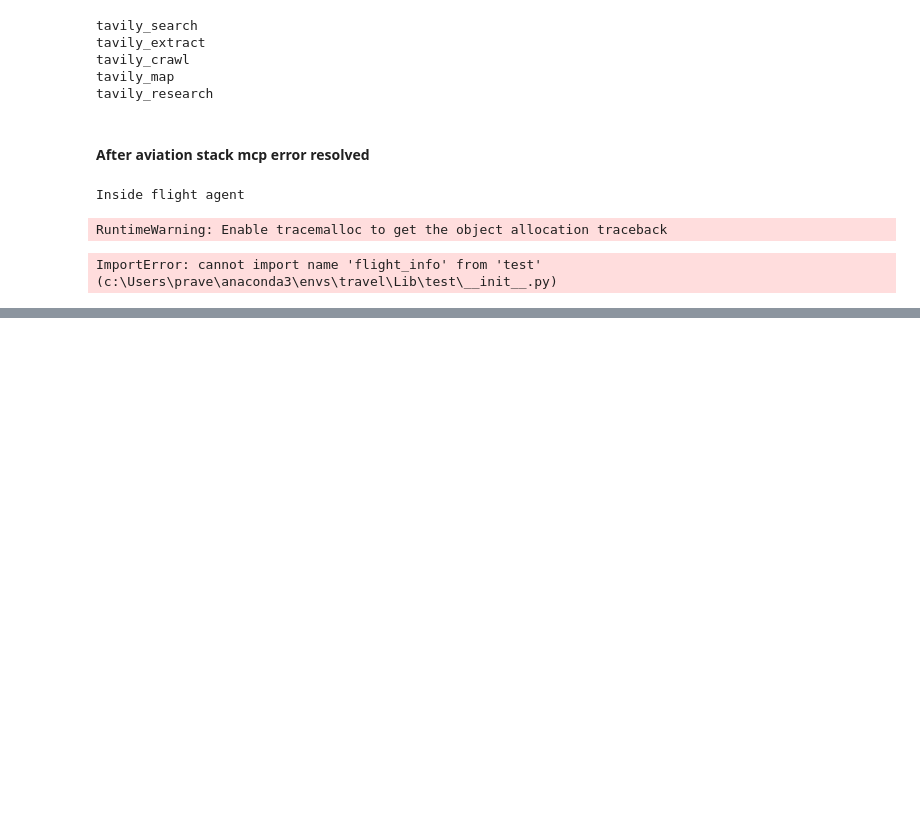
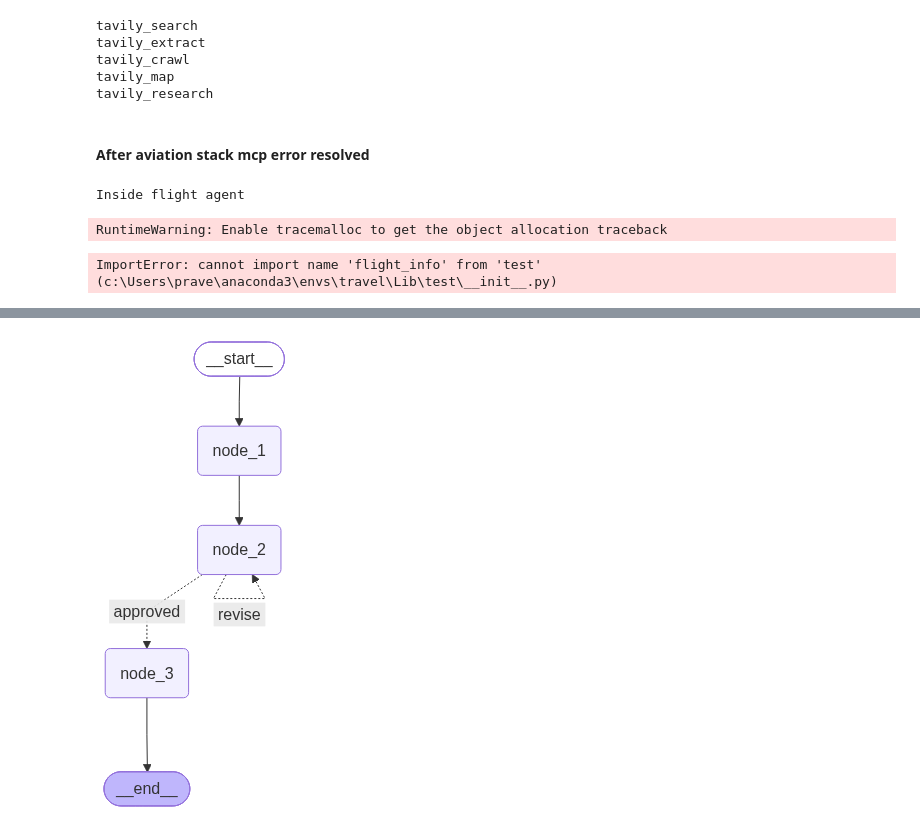
Before and after one commit to pravin-nawghare/Multi-Agent-Orchestration-using-A2A, a Jupyter notebook: test.ipynb, the cells around one changed output, grey strips where cells are left out. Drawn from its saved outputs; the diff is of its cells as text; code cells hidden in the pictures; blank space fills up the shorter version.

```diff
--- a/test.ipynb
+++ b/test.ipynb
@@ -1065,0 +1079,7 @@ ImportError: cannot import name 'flight_info' from 'test' (c:\Users\prave\anacon
+# %%
+prompt = "From the city location you have to find the latitude and longitude of the city"
+# %%
+result = llm.invoke([
+    SystemMessage(content=prompt),
+    HumanMessage(content="Mumbai")
+])
@@ -1065,0 +1127,10 @@ ImportError: cannot import name 'flight_info' from 'test' (c:\Users\prave\anacon
+# %%
+class DemoState(TypedDict):
+    messages: Annotated[List[AnyMessage], operator.add]
+    feedback: str
+    revisions: int
+    max_iter: int
+    approve: Literal["approved", "revise"]
+    post: str
+
+    post_history: Annotated[List[str], operator.add]
@@ -1065,0 +1267,29 @@ ImportError: cannot import name 'flight_info' from 'test' (c:\Users\prave\anacon
+# %%
+demo_graph = StateGraph(DemoState)
+
+demo_graph.add_node("node_1", node_1)
+demo_graph.add_node("node_2", node_2)
+demo_graph.add_node("node_3", node_3)
+
+demo_graph.add_edge(START, "node_1")
+demo_graph.add_edge("node_1", "node_2")
+
+demo_graph.add_conditional_edges(
+"node_2",
+routing_function,
+{
+"approved": "node_3",
+"revise": "node_2"
+}
+)
+# IMPORTANT:
+# Do NOT add this:
+# demo_graph.add_edge("node_2", "node_3")
+# because node_2 already has conditional edges.
+
+demo_graph.add_edge("node_3", END)
+demo_workflow = demo_graph.compile()
+# %%
+demo_workflow
+# %% [output]
+[figure, added]
```
Also changed, not shown: parts of 14 cells of this notebook, 6 other files.
